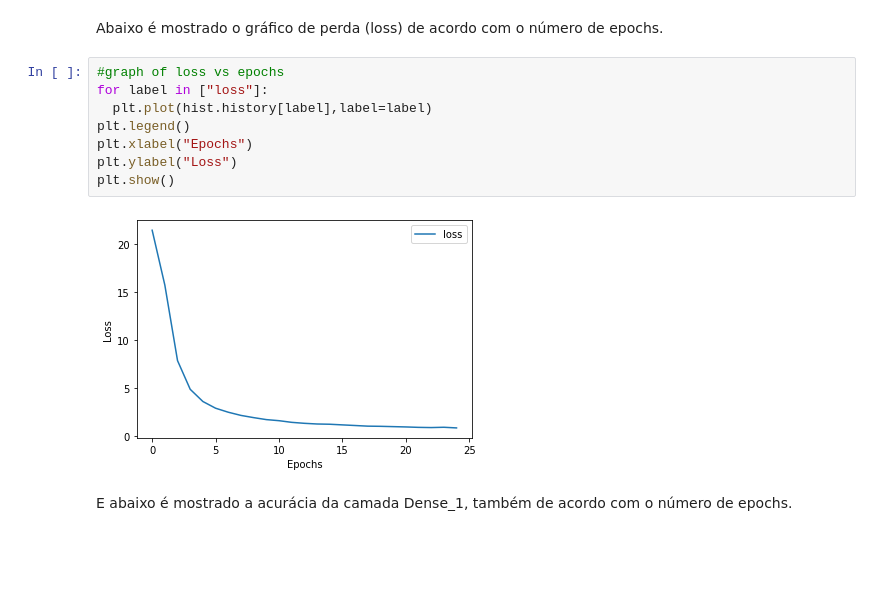
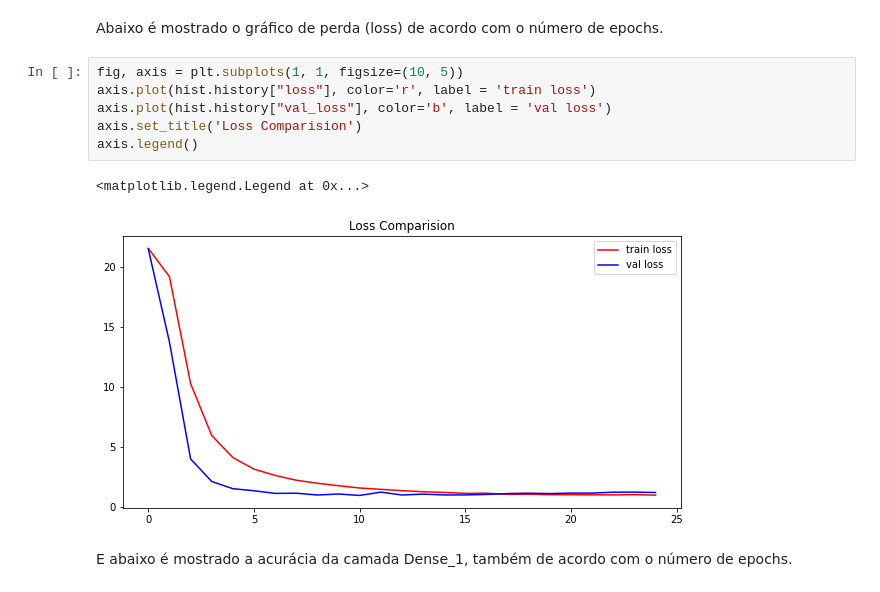
Before and after one commit to luiz-couto/captcha-recognizer, a Jupyter notebook: captcha-recognizer.ipynb, the cells around one changed output. Saved outputs shown, nothing was run; the diff lists cells and outputs as text; blank space fills up the shorter version.

```diff
--- a/captcha-recognizer.ipynb
+++ b/captcha-recognizer.ipynb
@@ -229,15 +227,14 @@ Epoch 25/25
 # %% [markdown]
 Abaixo é mostrado o gráfico de perda (loss) de acordo com o número de epochs.
-# %%
-#graph of loss vs epochs
-for label in ["loss"]:
-  plt.plot(hist.history[label],label=label)
-plt.legend()
-plt.xlabel("Epochs")
-plt.ylabel("Loss")
-plt.show()
-# %% [output]
-[figure, removed]
+# %%
+fig, axis = plt.subplots(1, 1, figsize=(10, 5))
+axis.plot(hist.history["loss"], color='r', label = 'train loss')
+axis.plot(hist.history["val_loss"], color='b', label = 'val loss')
+axis.set_title('Loss Comparision')
+axis.legend()
+# %% [output]
+<matplotlib.legend.Legend at 0x...>
+[figure, added]
 # %% [markdown]
 E abaixo é mostrado a acurácia da camada Dense_1, também de acordo com o número de epochs.
 # %%
```
Also changed, not shown: parts of 8 cells of this notebook.
